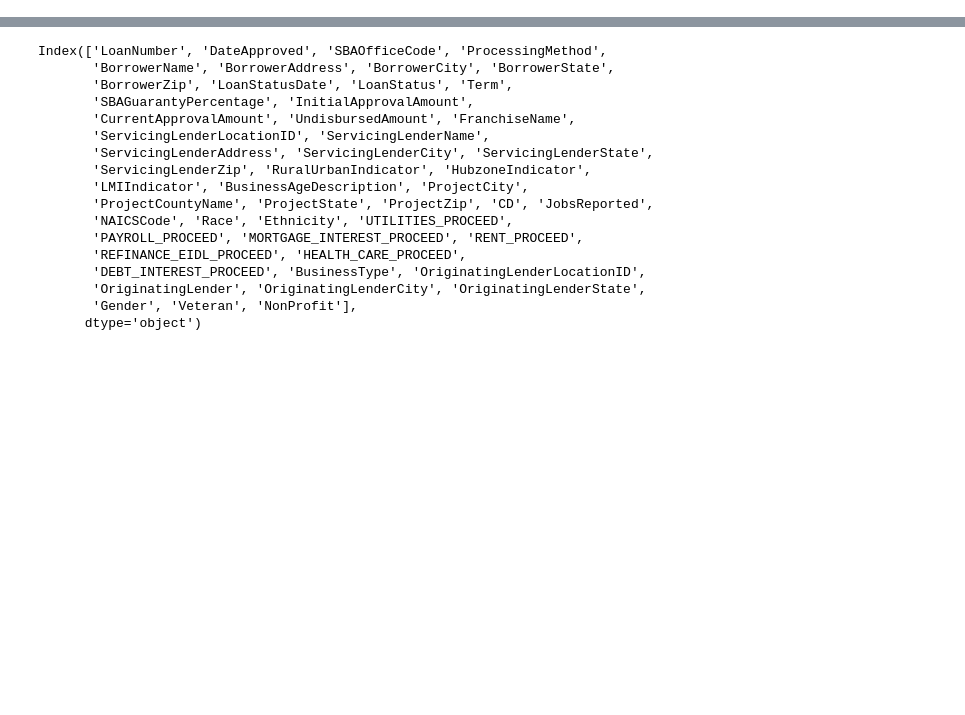
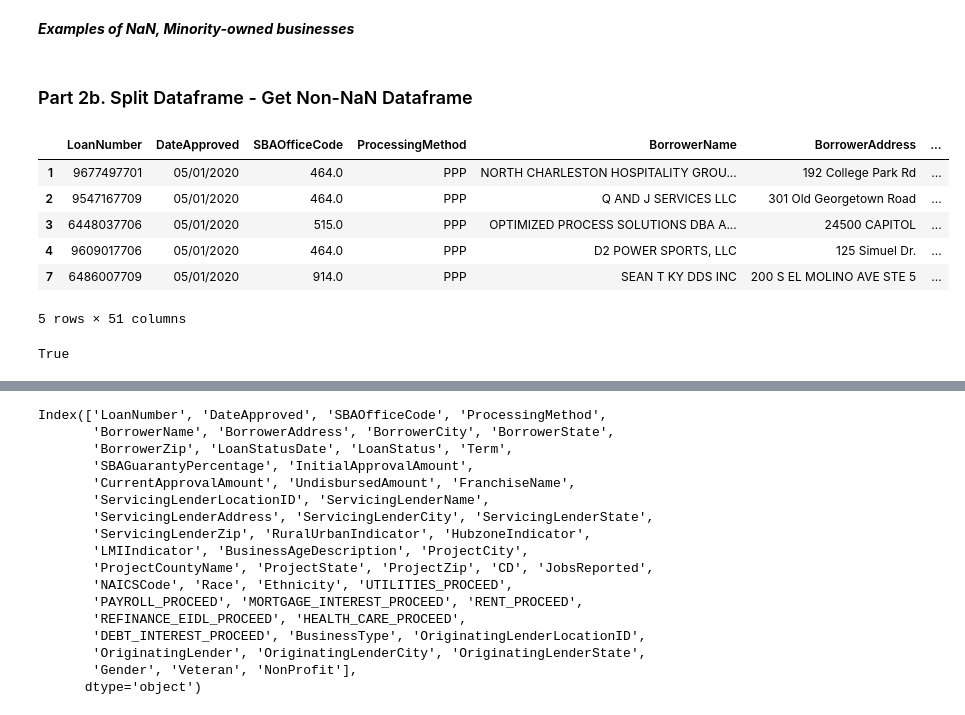
Before and after one commit to trang-van/afn, a Jupyter notebook: PPP Loan data/PPP Loan data.ipynb, the cells around one changed output, grey strips where cells are left out. Cells and saved outputs as stored; diff of their text form; code cells hidden in the pictures; blank space fills up the shorter version.

```diff
--- a/PPP Loan data/PPP Loan data.ipynb
+++ b/PPP Loan data/PPP Loan data.ipynb
@@ -3,0 +177,2 @@ import numpy as np
+# %% [markdown]
+***Examples of NaN, Minority-owned businesses***
@@ -3,0 +218,19 @@ import numpy as np
+# %% [markdown]
+### Part 2b. Split Dataframe - Get Non-NaN Dataframe
+# %%
+not_nan_df = ppp_sub_150_1[ppp_sub_150_1['BorrowerZip'].notnull()]
+
+not_nan_df.head()
+# %% [output]
+|  | LoanNumber | DateApproved | SBAOfficeCode | ProcessingMethod | BorrowerName | BorrowerAddress | ... |
+| 1 | 9677497701 | 05/01/2020 | 464.0 | PPP | NORTH CHARLESTON HOSPITALITY GROU... | 192 College Park Rd | ... |
+| 2 | 9547167709 | 05/01/2020 | 464.0 | PPP | Q AND J SERVICES LLC | 301 Old Georgetown Road | ... |
+| 3 | 6448037706 | 05/01/2020 | 515.0 | PPP | OPTIMIZED PROCESS SOLUTIONS DBA A... | 24500 CAPITOL | ... |
+| 4 | 9609017706 | 05/01/2020 | 464.0 | PPP | D2 POWER SPORTS, LLC | 125 Simuel Dr. | ... |
+| 7 | 6486007709 | 05/01/2020 | 914.0 | PPP | SEAN T KY DDS INC | 200 S EL MOLINO AVE STE 5 | ... |
+5 rows × 51 columns
+# %%
+# Check that lengths of DF split matches up
+len(ppp_sub_150_1) == len(not_nan_df) + len(nan_zip_df)
+# %% [output]
+True
```
Also changed, not shown: parts of 59 cells of this notebook.
